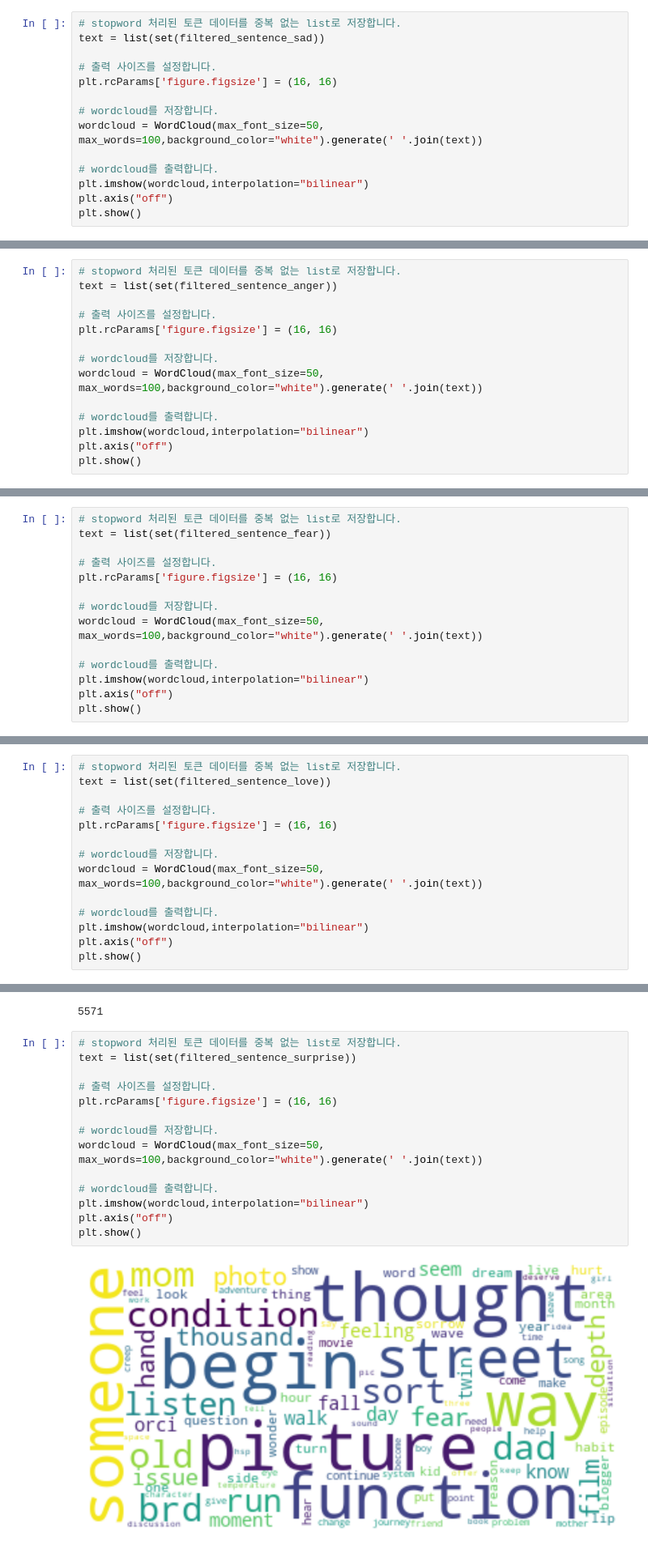
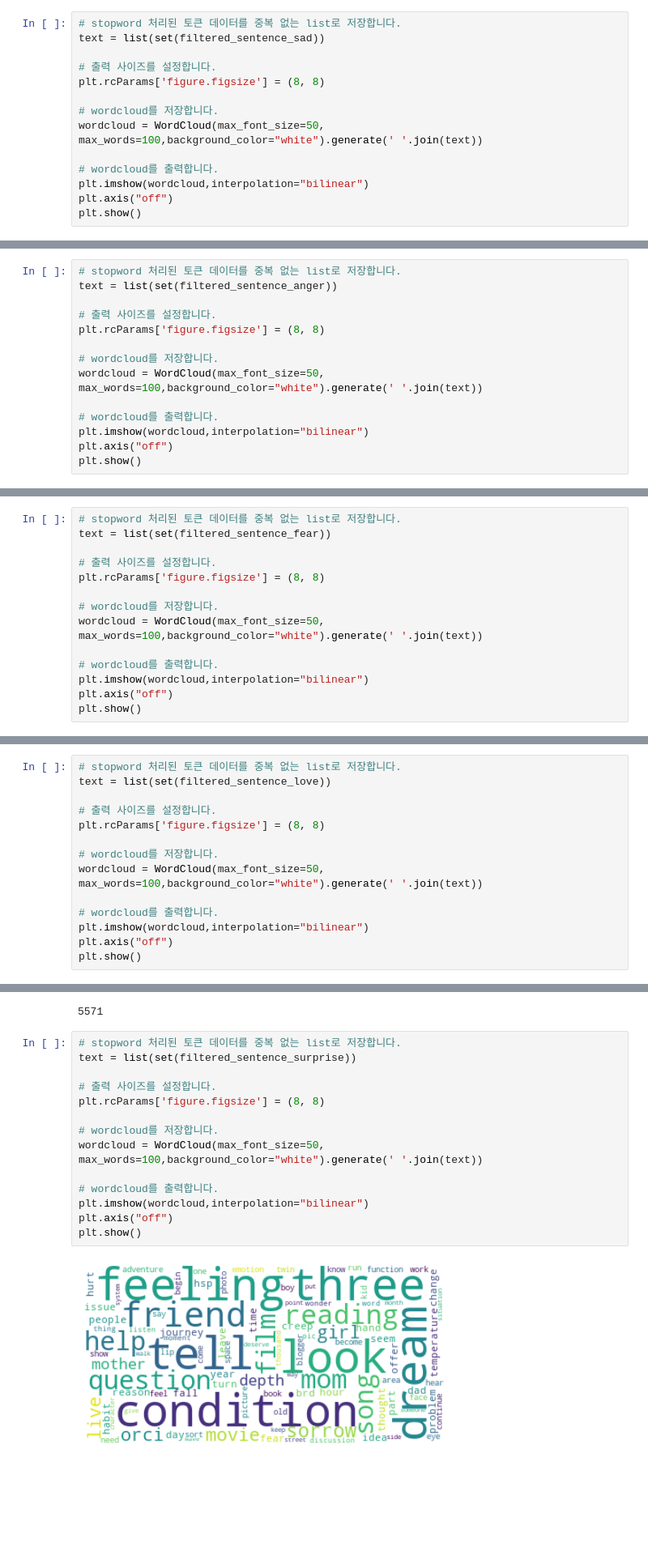
Before and after one commit to hyeri2565/machine-learning, a Jupyter notebook: sentimental_analysis.ipynb, the cells around one changed output, grey strips where cells are left out. Shown at 81% size. Drawn from its saved outputs; the diff is of its cells as text; blank space fills up the shorter version.

```diff
--- a/sentimental_analysis.ipynb
+++ b/sentimental_analysis.ipynb
@@ -297,7 +301,7 @@ len(filtered_sentence_sad)
 text = list(set(filtered_sentence_sad))
 
 # 출력 사이즈를 설정합니다.
-plt.rcParams['figure.figsize'] = (16, 16)
+plt.rcParams['figure.figsize'] = (8, 8)
 
 # wordcloud를 저장합니다.
 wordcloud = WordCloud(max_font_size=50, max_words=100,background_color="white").generate(' '.join(text))
@@ -326,7 +330,7 @@ len(filtered_sentence_anger)
 text = list(set(filtered_sentence_anger))
 
 # 출력 사이즈를 설정합니다.
-plt.rcParams['figure.figsize'] = (16, 16)
+plt.rcParams['figure.figsize'] = (8, 8)
 
 # wordcloud를 저장합니다.
 wordcloud = WordCloud(max_font_size=50, max_words=100,background_color="white").generate(' '.join(text))
@@ -355,7 +359,7 @@ len(filtered_sentence_fear)
 text = list(set(filtered_sentence_fear))
 
 # 출력 사이즈를 설정합니다.
-plt.rcParams['figure.figsize'] = (16, 16)
+plt.rcParams['figure.figsize'] = (8, 8)
 
 # wordcloud를 저장합니다.
 wordcloud = WordCloud(max_font_size=50, max_words=100,background_color="white").generate(' '.join(text))
@@ -384,7 +388,7 @@ len(filtered_sentence_love)
 text = list(set(filtered_sentence_love))
 
 # 출력 사이즈를 설정합니다.
-plt.rcParams['figure.figsize'] = (16, 16)
+plt.rcParams['figure.figsize'] = (8, 8)
 
 # wordcloud를 저장합니다.
 wordcloud = WordCloud(max_font_size=50, max_words=100,background_color="white").generate(' '.join(text))
@@ -411,19 +415,19 @@ len(filtered_sentence_surprise)
 # %%
 # stopword 처리된 토큰 데이터를 중복 없는 list로 저장합니다.
 text = list(set(filtered_sentence_surprise))
 
 # 출력 사이즈를 설정합니다.
-plt.rcParams['figure.figsize'] = (16, 16)
+plt.rcParams['figure.figsize'] = (8, 8)
 
 # wordcloud를 저장합니다.
 wordcloud = WordCloud(max_font_size=50, max_words=100,background_color="white").generate(' '.join(text))
 
 # wordcloud를 출력합니다.
 plt.imshow(wordcloud,interpolation="bilinear")
 plt.axis("off")
 plt.show()
 # %% [output]
-[figure, old version]
+[figure, new version]
 # %% [markdown]
 #### val, test 데이터
 # %% [markdown]
```
Also changed, not shown: parts of 19 cells of this notebook.
